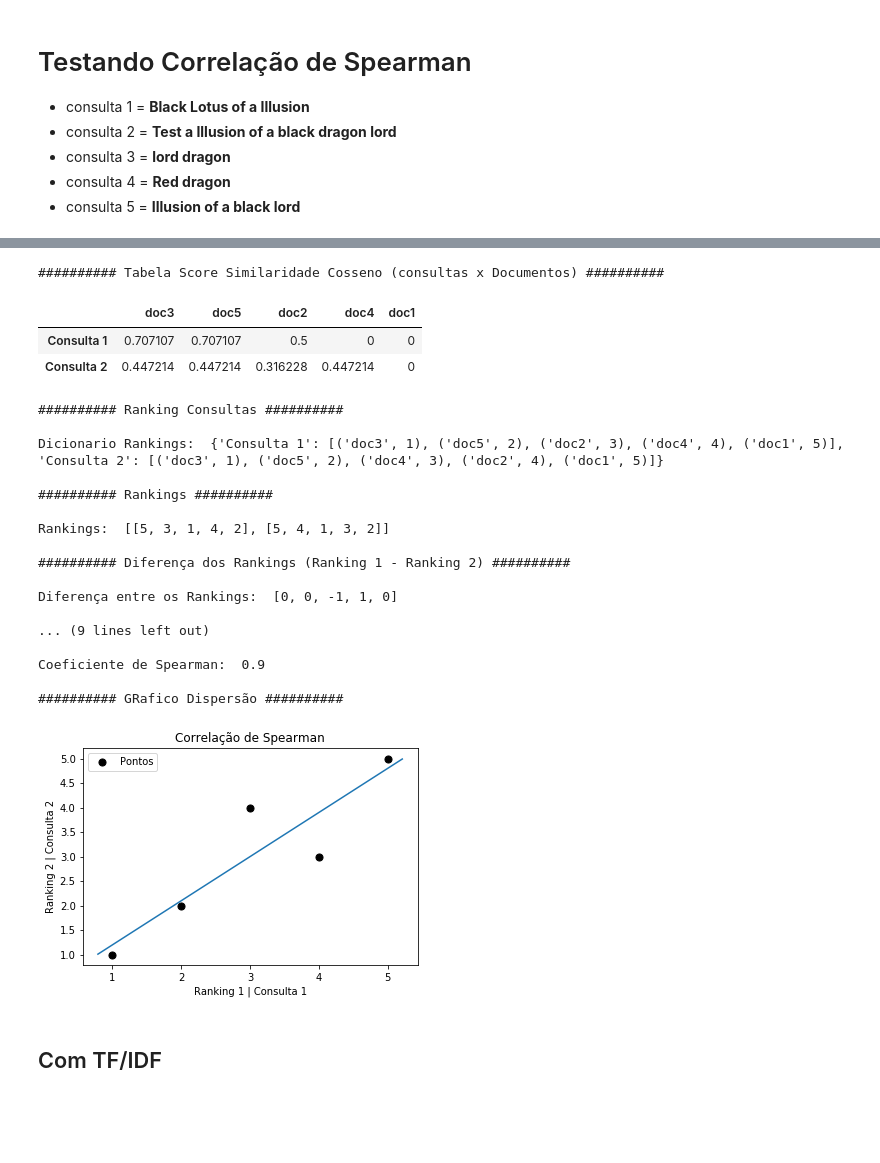
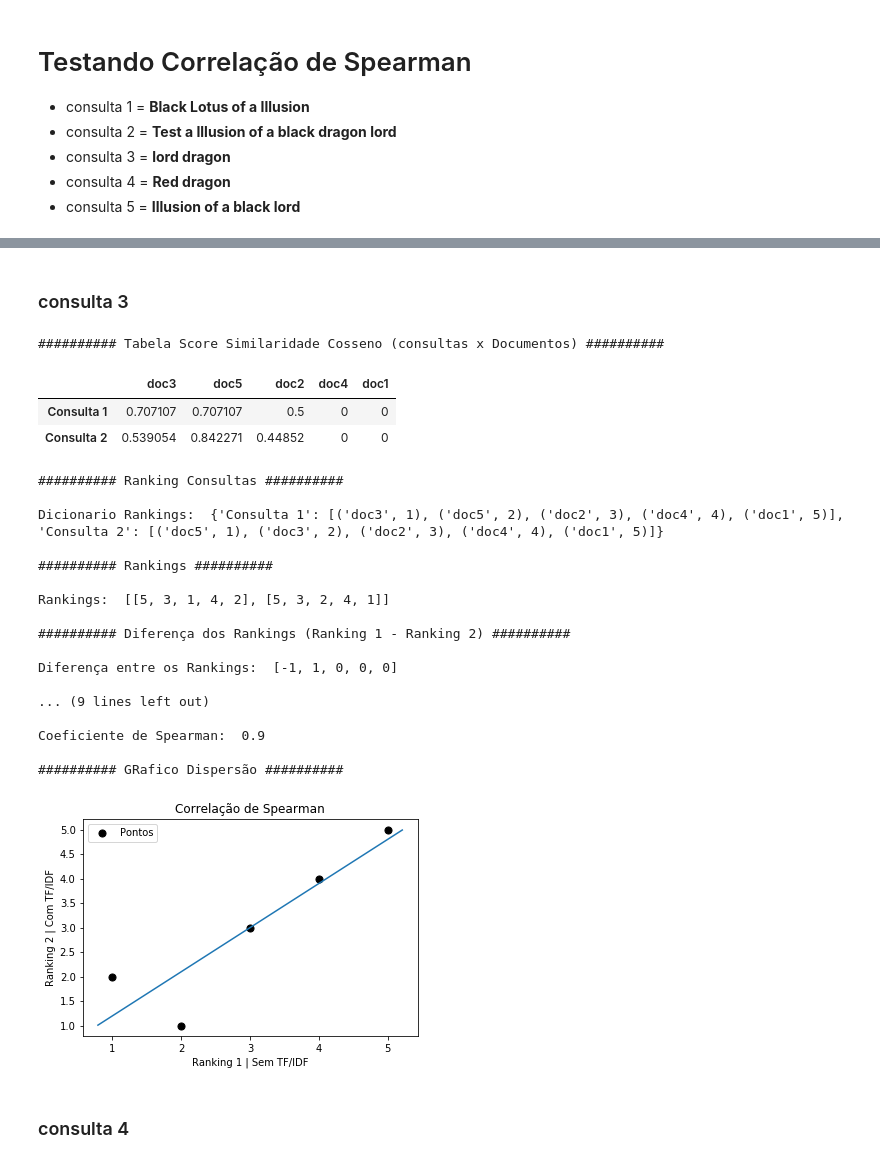
Before and after one commit to Jcss3/Projeto-1__RI, a Jupyter notebook: Processamento Consulta.ipynb, the cells around one changed output, grey strips where cells are left out. Saved outputs shown, nothing was run; the diff lists cells and outputs as text; code cells hidden in the pictures; blank space fills up the shorter version.

```diff
--- a/Processamento Consulta.ipynb
+++ b/Processamento Consulta.ipynb
@@ -525,9 +513,9 @@ def Correlação_Spearman(consultasRepostas):
     y = Rankings[1]
     plt.scatter(x,y, label= "Pontos", color= "black",s=50)
     # naming the x axis
-    plt.xlabel('Ranking 1 | Consulta 1')
+    plt.xlabel('Ranking 1 | Sem TF/IDF')
     # naming the y axis
-    plt.ylabel('Ranking 2 | Consulta 2')
+    plt.ylabel('Ranking 2 | Com TF/IDF')
     plt.title('Correlação de Spearman')
     # showing legend
     plt.legend()
@@ -614,30 +596,32 @@ Coeficiente de Spearman:  -1.0
+# %% [markdown]
+### consulta  3
 # %%
-listadeRespostasConsulta  = [RespostaConsulta(MatrixVetores(ler_Postings((indiceInvertido,idf)),'lord dragon')),
-                            RespostaConsulta(MatrixVetores(ler_Postings((indiceInvertido,idf)),'Test a Illusion of a black dragon lord'))]
-Correlação_Spearman(listadeRespostasConsulta)
+listadeRespostasConsulta3  = [RespostaConsulta(MatrixVetores(ler_Postings((indiceInvertido,idf)),'lord dragon')),
+                            RespostaConsulta(MatrixVetores_TF_IDF(ler_Postings((indiceInvertido,idf)),'lord dragon'))]
+Correlação_Spearman(listadeRespostasConsulta3)
 # %% [output]
 ########## Tabela Score Similaridade Cosseno (consultas x Documentos) ##########
 |  | doc3 | doc5 | doc2 | doc4 | doc1 |
 | Consulta 1 | 0.707107 | 0.707107 | 0.5 | 0 | 0 |
-| Consulta 2 | 0.447214 | 0.447214 | 0.316228 | 0.447214 | 0 |
+| Consulta 2 | 0.539054 | 0.842271 | 0.44852 | 0 | 0 |
 ########## Ranking Consultas ##########
 
-Dicionario Rankings:  {'Consulta 1': [('doc3', 1), ('doc5', 2), ('doc2', 3), ('doc4', 4), ('doc1', 5)], 'Consulta 2': [('doc3', 1), ('doc5', 2), ('doc4', 3), ('doc2', 4), ('doc1', 5)]}
+Dicionario Rankings:  {'Consulta 1': [('doc3', 1), ('doc5', 2), ('doc2', 3), ('doc4', 4), ('doc1', 5)], 'Consulta 2': [('doc5', 1), ('doc3', 2), ('doc2', 3), ('doc4', 4), ('doc1', 5)]}
 
 ########## Rankings ##########
 
-Rankings:  [[5, 3, 1, 4, 2], [5, 4, 1, 3, 2]]
+Rankings:  [[5, 3, 1, 4, 2], [5, 3, 2, 4, 1]]
 
 ########## Diferença dos Rankings (Ranking 1 - Ranking 2) ##########
 
-Diferença entre os Rankings:  [0, 0, -1, 1, 0]
+Diferença entre os Rankings:  [-1, 1, 0, 0, 0]
 
 ... (9 lines left out)
 
 Coeficiente de Spearman:  0.9
 
 ########## GRafico Dispersão ##########
-[figure, old version]
+[figure, new version]
-# %% [markdown]
-## Com TF/IDF
+# %% [markdown]
+### consulta  4
 # %%
```
Also changed, not shown: parts of 38 cells of this notebook.
